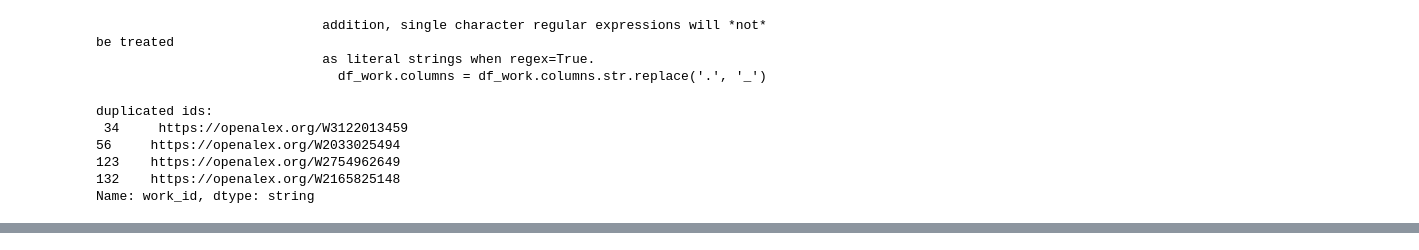
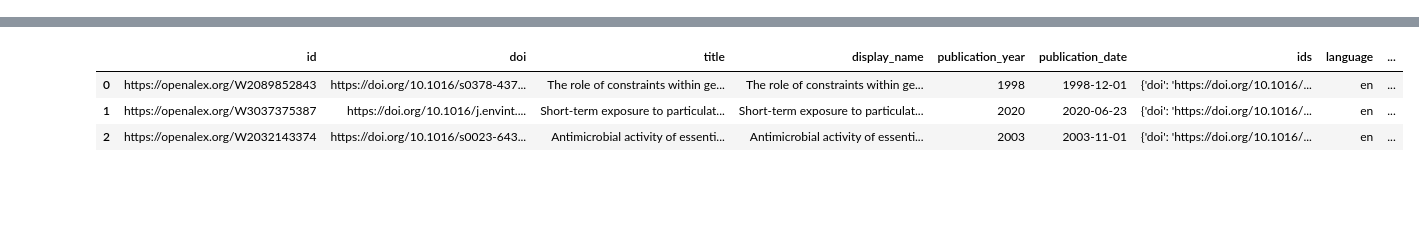
Before and after one commit to PabloDeAlbu/kedro-scholar, a Jupyter notebook: notebooks/openalex/02_land/land_work_openalex.ipynb, the cells around one changed output, grey strips where cells are left out. Saved outputs shown, nothing was run; the diff lists cells and outputs as text; code cells hidden in the pictures; blank space fills up the shorter version.

```diff
--- a/notebooks/openalex/02_land/land_work_openalex.ipynb
+++ b/notebooks/openalex/02_land/land_work_openalex.ipynb
@@ -108,13 +18,3 @@ def land_researchproduct_openaire(df: pd.DataFrame)-> pd.DataFrame:
-# %%
-df_work_duplicated = pd.DataFrame()
-df_work, df_work_duplicated = land_work_openalex(df_work_raw)
-# %% [output]
-                             addition, single character regular expressions will *not* be treated
-                             as literal strings when regex=True.
-                               df_work.columns = df_work.columns.str.replace('.', '_')
-duplicated ids:
- 34     https://openalex.org/W3122013459
-56     https://openalex.org/W2033025494
-123    https://openalex.org/W2754962649
-132    https://openalex.org/W2165825148
-Name: work_id, dtype: string
+# %%
+df_work_raw.head(3)
+# %% [output]
@@ -120,0 +22,4 @@ Name: work_id, dtype: string
+|  | id | doi | title | display_name | publication_year | publication_date | ids | language | ... |
+| 0 | https://openalex.org/W2089852843 | https://doi.org/10.1016/s0378-437... | The role of constraints within ge... | The role of constraints within ge... | 1998 | 1998-12-01 | {'doi': 'https://doi.org/10.1016/... | en | ... |
+| 1 | https://openalex.org/W3037375387 | https://doi.org/10.1016/j.envint.... | Short-term exposure to particulat... | Short-term exposure to particulat... | 2020 | 2020-06-23 | {'doi': 'https://doi.org/10.1016/... | en | ... |
+| 2 | https://openalex.org/W2032143374 | https://doi.org/10.1016/s0023-643... | Antimicrobial activity of essenti... | Antimicrobial activity of essenti... | 2003 | 2003-11-01 | {'doi': 'https://doi.org/10.1016/... | en | ... |
```
Also changed, not shown: parts of 20 cells of this notebook, 1 other file.
